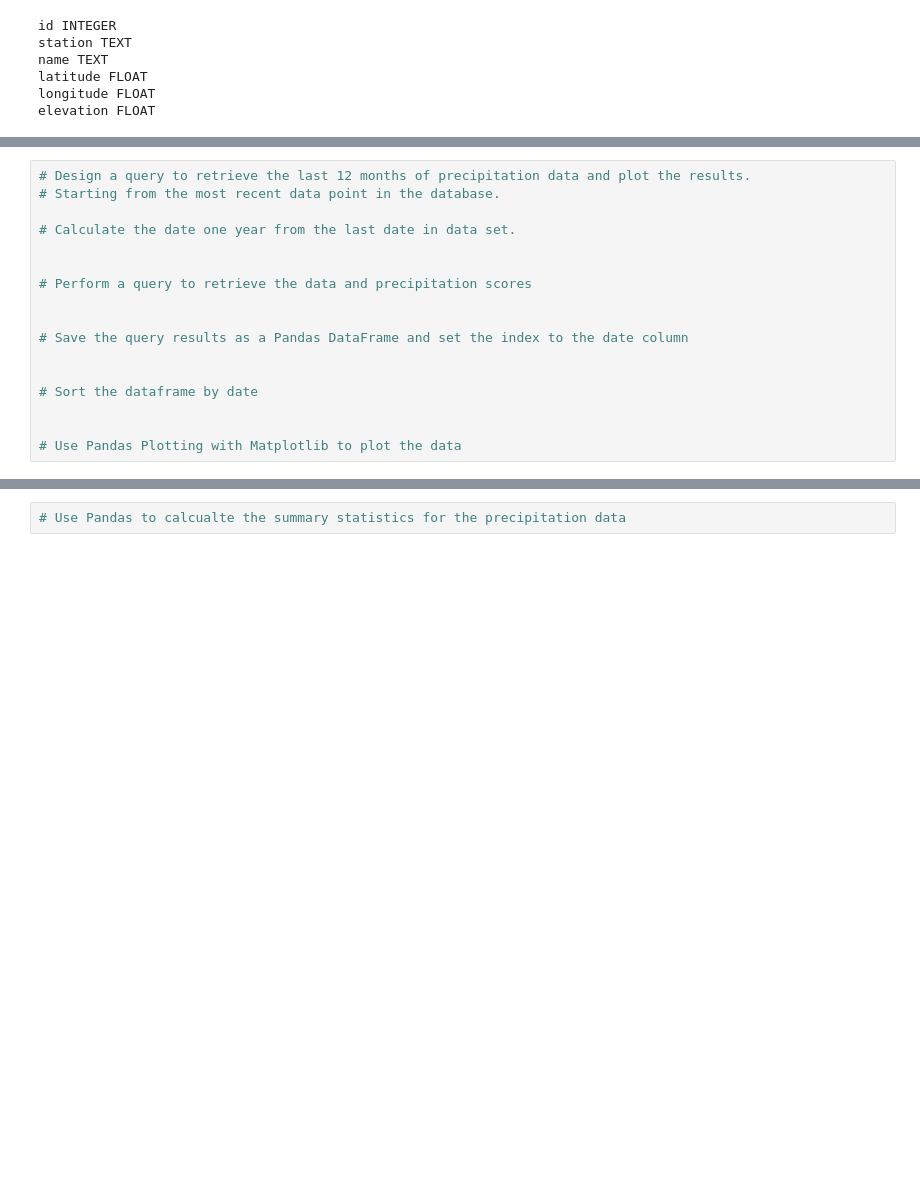
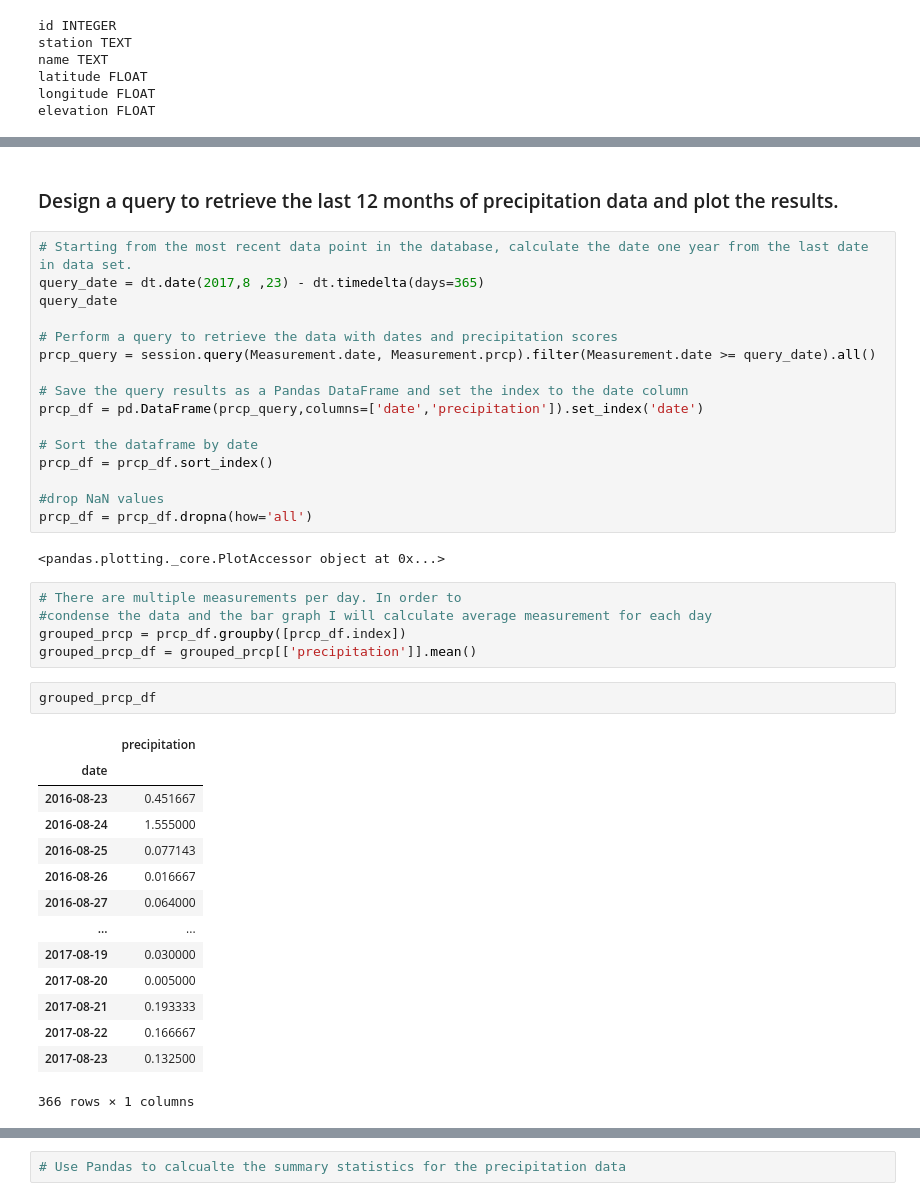
Before and after one commit to atokarev0717/sqlalchemy-challenge, a Jupyter notebook: climate_alchemy.ipynb, the cells around one changed output, grey strips where cells are left out. Cells and saved outputs as stored; diff of their text form; blank space fills up the shorter version.

```diff
--- a/climate_alchemy.ipynb
+++ b/climate_alchemy.ipynb
@@ -72,19 +74,44 @@ session.query(Measurement.date).order_by(Measurement.date).first()
 # %% [output]
 ('2010-01-01')
+# %% [markdown]
+### Design a query to retrieve the last 12 months of precipitation data and plot the results.
 # %%
-# Design a query to retrieve the last 12 months of precipitation data and plot the results.
-# Starting from the most recent data point in the database.
+# Starting from the most recent data point in the database, calculate the date one year from the last date in data set.
+query_date = dt.date(2017,8 ,23) - dt.timedelta(days=365)
+query_date
 
-# Calculate the date one year from the last date in data set.
-
-
-# Perform a query to retrieve the data and precipitation scores
-
+# Perform a query to retrieve the data with dates and precipitation scores
+prcp_query = session.query(Measurement.date, Measurement.prcp).filter(Measurement.date >= query_date).all()
 
 # Save the query results as a Pandas DataFrame and set the index to the date column
-
+prcp_df = pd.DataFrame(prcp_query,columns=['date','precipitation']).set_index('date')
 
 # Sort the dataframe by date
+prcp_df = prcp_df.sort_index()
 
-
-# Use Pandas Plotting with Matplotlib to plot the data
+#drop NaN values
+prcp_df = prcp_df.dropna(how='all')
+# %% [output]
+<pandas.plotting._core.PlotAccessor object at 0x...>
+# %%
+# There are multiple measurements per day. In order to
+#condense the data and the bar graph I will calculate average measurement for each day
+grouped_prcp = prcp_df.groupby([prcp_df.index])
+grouped_prcp_df = grouped_prcp[['precipitation']].mean()
+# %%
+grouped_prcp_df
+# %% [output]
+|  | precipitation |
+| date |  |
+| 2016-08-23 | 0.451667 |
+| 2016-08-24 | 1.555000 |
+| 2016-08-25 | 0.077143 |
+| 2016-08-26 | 0.016667 |
+| 2016-08-27 | 0.064000 |
+| ... | ... |
+| 2017-08-19 | 0.030000 |
+| 2017-08-20 | 0.005000 |
+| 2017-08-21 | 0.193333 |
+| 2017-08-22 | 0.166667 |
+| 2017-08-23 | 0.132500 |
+366 rows × 1 columns
```
Also changed, not shown: parts of 4 cells of this notebook.
